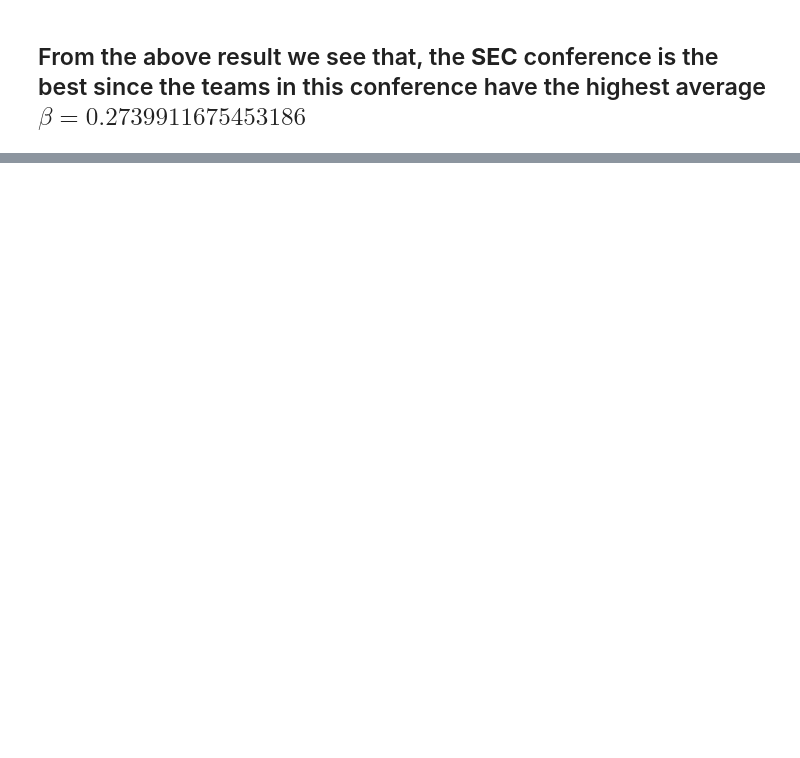
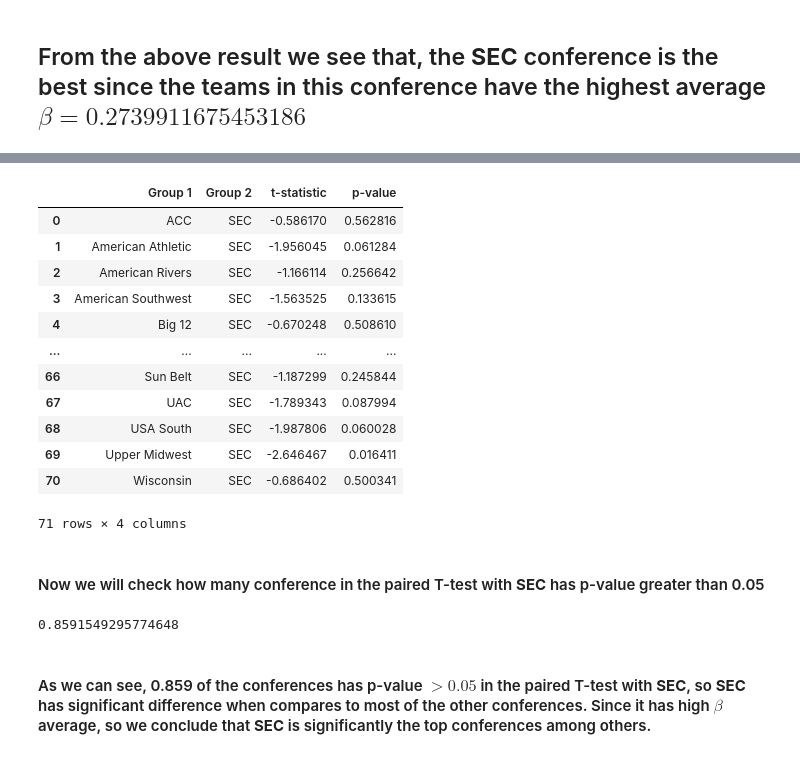
Before and after one commit to fatday/My-Grad-Math-Works, a Jupyter notebook: assignments/hw1/hw1.ipynb, the cells around one changed output, grey strips where cells are left out. Saved outputs shown, nothing was run; the diff lists cells and outputs as text; code cells hidden in the pictures; blank space fills up the shorter version.

```diff
--- a/assignments/hw1/hw1.ipynb
+++ b/assignments/hw1/hw1.ipynb
@@ -648,5 +619,4 @@ $$
 # %%
-from scipy.stats import f_oneway
-f_stat, p_value = f_oneway(*Conferences_betas.values())
-f_stat, p_value
+from scipy.stats import shapiro
+shapiro(Conferences_betas["SEC"]).pvalue
 # %% [output]
@@ -655,0 +629,44 @@ We can see that p-value$\approx 0.956>0.05$, so we cannot reject $H_0$, therefor
+# %%
+from itertools import combinations
+from scipy.stats import ttest_ind
+from scipy.stats import levene
+
+
+# Perform paired t-test
+results = []
+
+for k in Conferences_betas:
+  # normal
+  if len(Conferences_betas[k]) >= 10 and k != "SEC":
+    p = shapiro(Conferences_betas[k]).pvalue
+    levene_p = levene(Conferences_betas[k], Conferences_betas["SEC"]).pvalue
+  if p > 0.05 and levene_p > 0.05:
+    t_stat, p_value = ttest_ind(Conferences_betas[k], Conferences_betas["SEC"])
+    results.append((k, "SEC", t_stat, p_value))
+
+# Display the results
+results_df = pd.DataFrame(results, columns=["Group 1", "Group 2", "t-statistic", "p-value"])
+results_df
+# %% [output]
+|  | Group 1 | Group 2 | t-statistic | p-value |
+| 0 | ACC | SEC | -0.586170 | 0.562816 |
+| 1 | American Athletic | SEC | -1.956045 | 0.061284 |
+| 2 | American Rivers | SEC | -1.166114 | 0.256642 |
+| 3 | American Southwest | SEC | -1.563525 | 0.133615 |
+| 4 | Big 12 | SEC | -0.670248 | 0.508610 |
+| ... | ... | ... | ... | ... |
+| 66 | Sun Belt | SEC | -1.187299 | 0.245844 |
+| 67 | UAC | SEC | -1.789343 | 0.087994 |
+| 68 | USA South | SEC | -1.987806 | 0.060028 |
+| 69 | Upper Midwest | SEC | -2.646467 | 0.016411 |
+| 70 | Wisconsin | SEC | -0.686402 | 0.500341 |
+71 rows × 4 columns
+# %% [markdown]
+#### Now we will check how many conference in the paired T-test with **SEC** has p-value greater than 0.05
+# %%
+A = list(results_df["p-value"] >= 0.05)
+sum(A)/len(A)
+# %% [output]
+0.8591549295774648
+# %% [markdown]
+#### As we can see, 0.859 of the conferences has p-value $>0.05$ in the paired T-test with **SEC**, so **SEC** has significant difference when compares to most of the other conferences. Since it has high $\beta$ average, so we conclude that **SEC** is significantly the top conferences among others.
```
Also changed, not shown: parts of 23 cells of this notebook.
